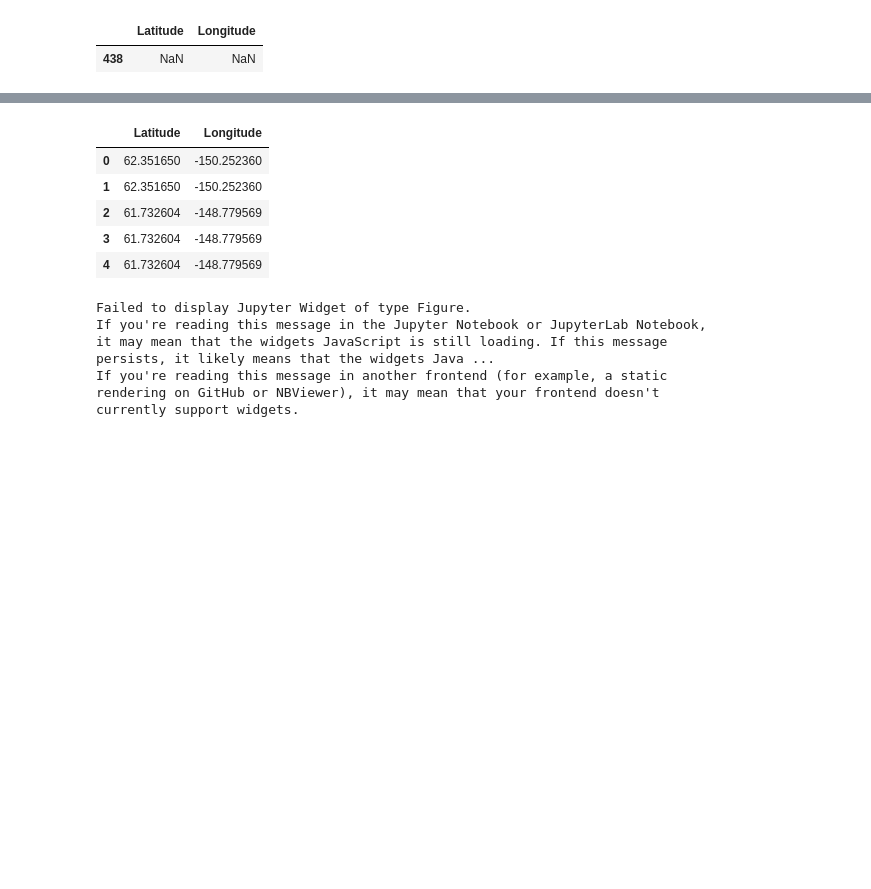
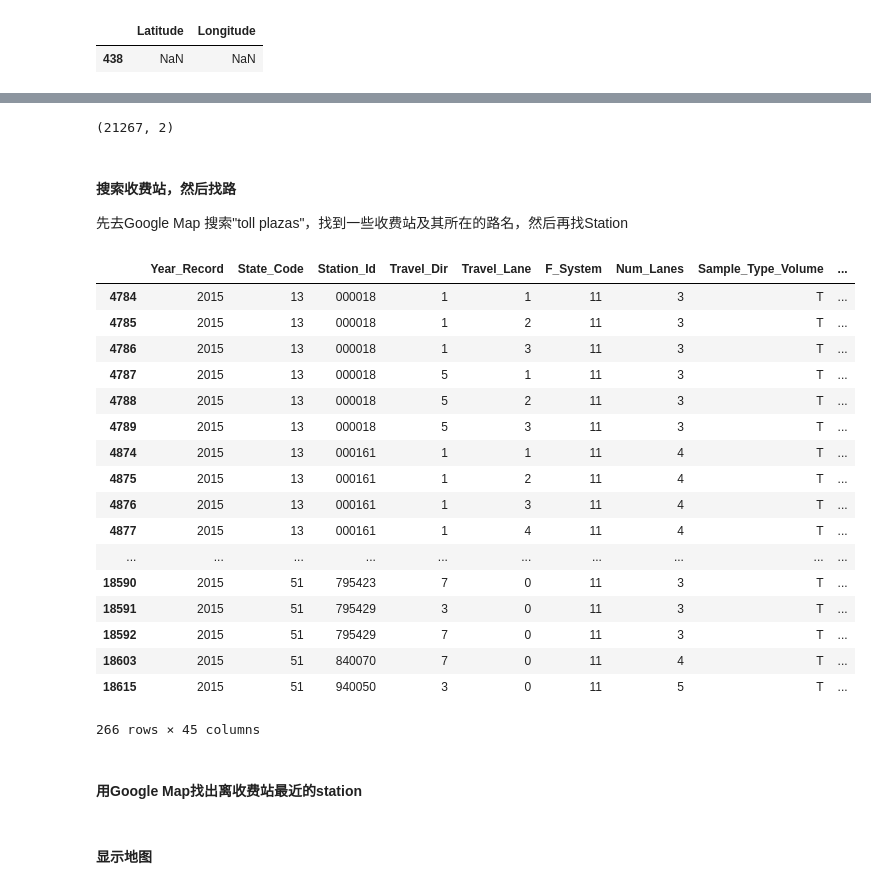
Before and after one commit to AshWorkshop/Modash, a Jupyter notebook: notebooks/MCM2017/Problem B.ipynb, the cells around one changed output, grey strips where cells are left out. Cells and saved outputs as stored; diff of their text form; code cells hidden in the pictures; blank space fills up the shorter version.

```diff
--- a/notebooks/MCM2017/Problem B.ipynb
+++ b/notebooks/MCM2017/Problem B.ipynb
@@ -98,2 +83,2 @@ df_highway.head()
 # %%
-df_tcs.drop(df_tcs[df_tcs.Station_Id.str.len() != len('000002')].index, inplace=True)
+df_tcs.drop(df_tcs[df_tcs.Station_Location.isna()].index, inplace=True)
@@ -207,3 +151,6 @@ df_position.Longitude = df_clean_position.Longitude.apply(to_right_titude)
 # %%
 indexss = df_position[df_position.Latitude > 90].index
 df_position.drop(indexss, inplace=True)
+df_position.shape
+# %% [output]
+(21267, 2)
@@ -212,20 +157,24 @@ test = df_position.head(1000).copy()
-# %%
-test.head()
-# %% [output]
-|  | Latitude | Longitude |
-| 0 | 62.351650 | -150.252360 |
-| 1 | 62.351650 | -150.252360 |
-| 2 | 61.732604 | -148.779569 |
-| 3 | 61.732604 | -148.779569 |
-| 4 | 61.732604 | -148.779569 |
-# %%
-station_layer = gmaps.symbol_layer(
-    test, fill_color='red', stroke_color='red', scale=2
-)
-fig = gmaps.figure()
-fig.add_layer(station_layer)
-fig
-# %% [output]
-Failed to display Jupyter Widget of type Figure.
-If you're reading this message in the Jupyter Notebook or JupyterLab Notebook, it may mean that the widgets JavaScript is still loading. If this message persists, it likely means that the widgets Java ...
-If you're reading this message in another frontend (for example, a static rendering on GitHub or NBViewer), it may mean that your frontend doesn't currently support widgets.
+# %% [markdown]
+#### 搜索收费站，然后找路
+先去Google Map 搜索"toll plazas"，找到一些收费站及其所在的路名，然后再找Station
+# %%
+df_tcs[df_tcs.Station_Location.str.contains('I-95')]
+# %% [output]
+|  | Year_Record | State_Code | Station_Id | Travel_Dir | Travel_Lane | F_System | Num_Lanes | Sample_Type_Volume | ... |
+| 4784 | 2015 | 13 | 000018 | 1 | 1 | 11 | 3 | T | ... |
+| 4785 | 2015 | 13 | 000018 | 1 | 2 | 11 | 3 | T | ... |
+| 4786 | 2015 | 13 | 000018 | 1 | 3 | 11 | 3 | T | ... |
+| 4787 | 2015 | 13 | 000018 | 5 | 1 | 11 | 3 | T | ... |
+| 4788 | 2015 | 13 | 000018 | 5 | 2 | 11 | 3 | T | ... |
+| 4789 | 2015 | 13 | 000018 | 5 | 3 | 11 | 3 | T | ... |
+| 4874 | 2015 | 13 | 000161 | 1 | 1 | 11 | 4 | T | ... |
+| 4875 | 2015 | 13 | 000161 | 1 | 2 | 11 | 4 | T | ... |
+| 4876 | 2015 | 13 | 000161 | 1 | 3 | 11 | 4 | T | ... |
+| 4877 | 2015 | 13 | 000161 | 1 | 4 | 11 | 4 | T | ... |
+| ... | ... | ... | ... | ... | ... | ... | ... | ... | ... |
+| 18590 | 2015 | 51 | 795423 | 7 | 0 | 11 | 3 | T | ... |
+| 18591 | 2015 | 51 | 795429 | 3 | 0 | 11 | 3 | T | ... |
+| 18592 | 2015 | 51 | 795429 | 7 | 0 | 11 | 3 | T | ... |
+| 18603 | 2015 | 51 | 840070 | 7 | 0 | 11 | 4 | T | ... |
+| 18615 | 2015 | 51 | 940050 | 3 | 0 | 11 | 5 | T | ... |
+266 rows × 45 columns
@@ -231,0 +183,2 @@ If you're reading this message in another frontend (for example, a static render
+# %% [markdown]
+#### 用Google Map找出离收费站最近的station
@@ -231,0 +195,2 @@ If you're reading this message in another frontend (for example, a static render
+# %% [markdown]
+#### 显示地图
```
Also changed, not shown: parts of 44 cells of this notebook.
